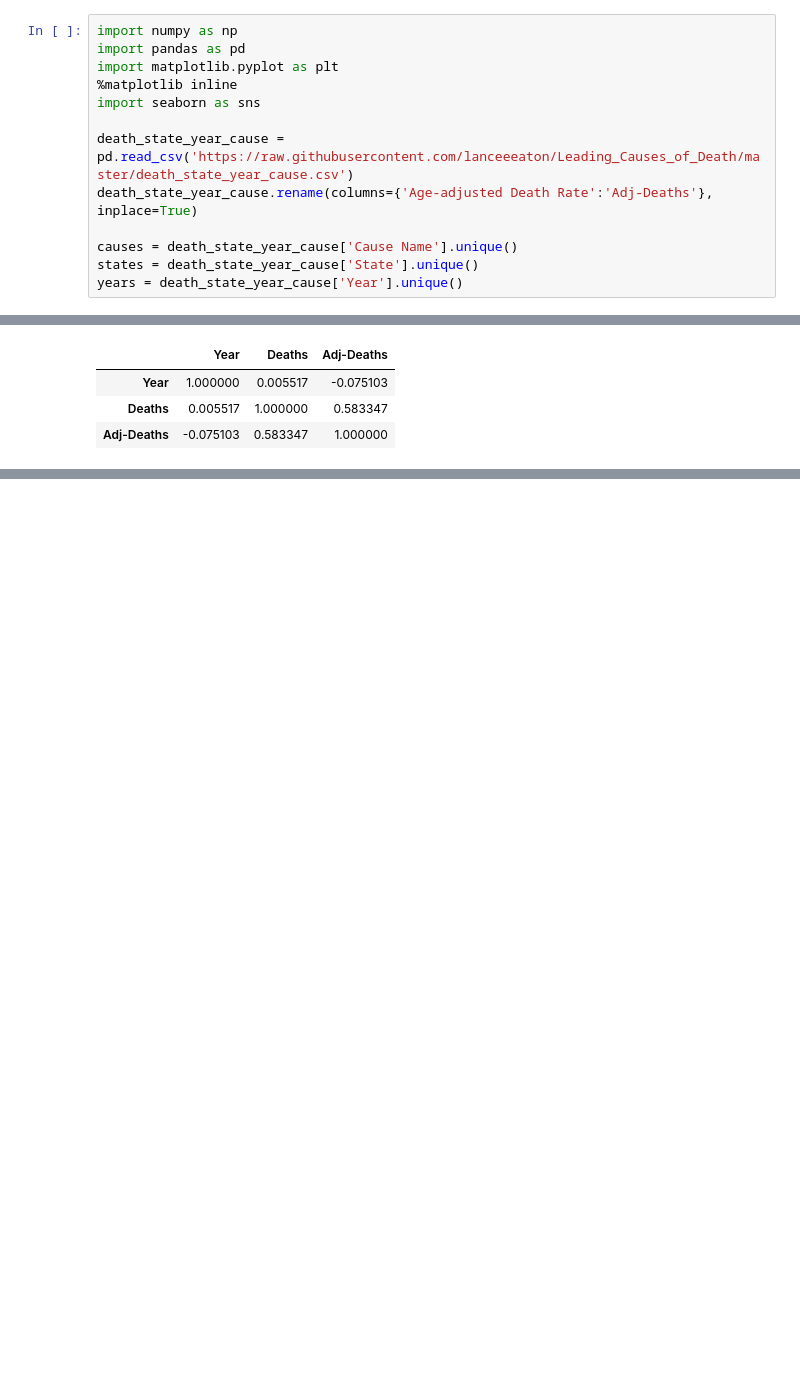
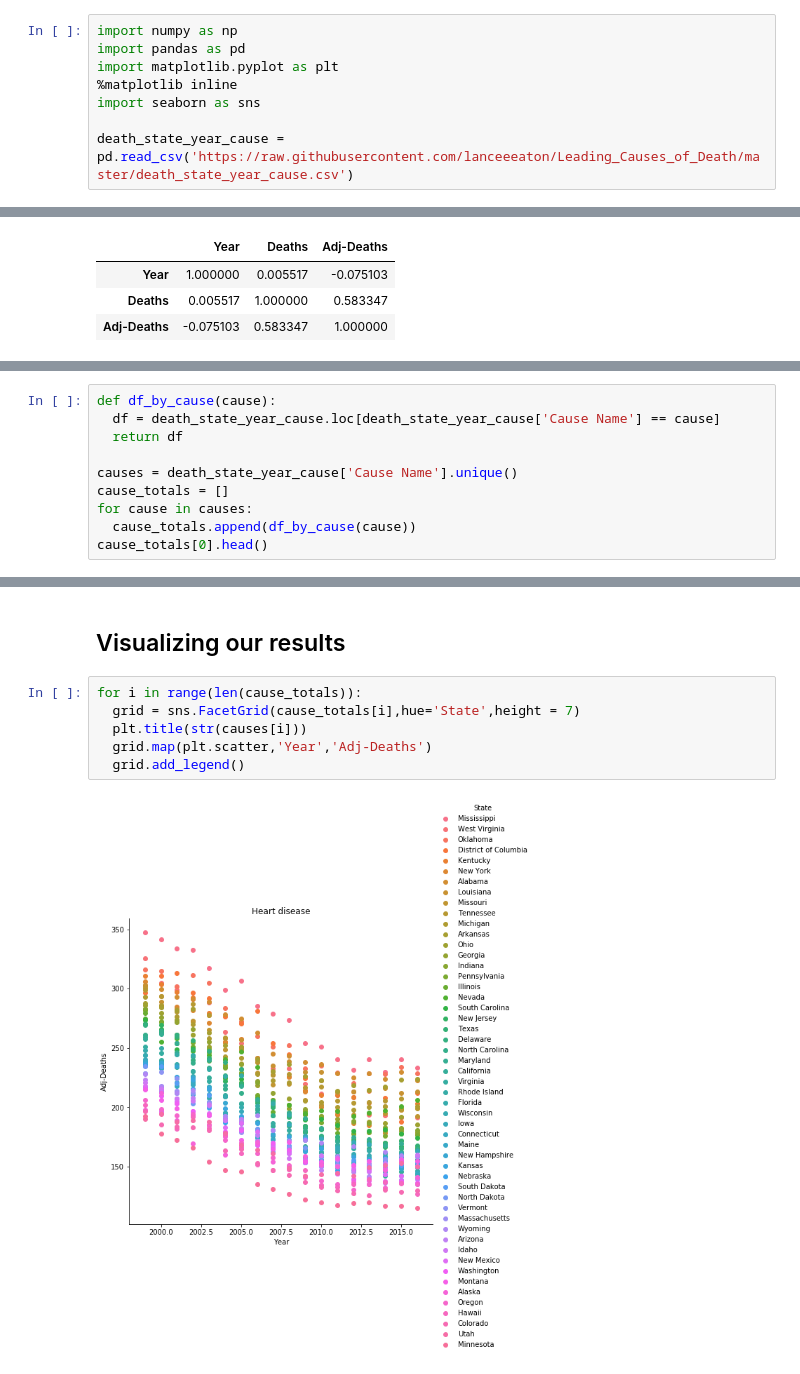
Before and after one commit to lanceeeaton/Leading_Causes_of_Death, a Jupyter notebook: death_state_year_cause_notebook.ipynb, the cells around one changed output, grey strips where cells are left out. Saved outputs shown, nothing was run; the diff lists cells and outputs as text; blank space fills up the shorter version.

Commit message:
Visualized trends for each cause by state

```diff
--- a/death_state_year_cause_notebook.ipynb
+++ b/death_state_year_cause_notebook.ipynb
@@ -6,11 +6,6 @@ import matplotlib.pyplot as plt
 import seaborn as sns
 
 death_state_year_cause = pd.read_csv('https://raw.githubusercontent.com/lanceeeaton/Leading_Causes_of_Death/master/death_state_year_cause.csv')
-death_state_year_cause.rename(columns={'Age-adjusted Death Rate':'Adj-Deaths'}, inplace=True)
-
-causes = death_state_year_cause['Cause Name'].unique()
-states = death_state_year_cause['State'].unique()
-years = death_state_year_cause['Year'].unique()
 # %% [markdown]
 ## Checking for nulls
 # %%
@@ -100,0 +103,10 @@ death_state_year_cause.corr()
+# %%
+def df_by_cause(cause):
+  df = death_state_year_cause.loc[death_state_year_cause['Cause Name'] == cause]
+  return df
+
+causes = death_state_year_cause['Cause Name'].unique()
+cause_totals = []
+for cause in causes:
+  cause_totals.append(df_by_cause(cause))
+cause_totals[0].head()
@@ -100,0 +120,10 @@ death_state_year_cause.corr()
+# %% [markdown]
+## Visualizing our results
+# %%
+for i in range(len(cause_totals)):
+  grid = sns.FacetGrid(cause_totals[i],hue='State',height = 7)
+  plt.title(str(causes[i]))
+  grid.map(plt.scatter,'Year','Adj-Deaths')
+  grid.add_legend()
+# %% [output]
+[figure, added]
```
Also changed, not shown: parts of 6 cells of this notebook.
